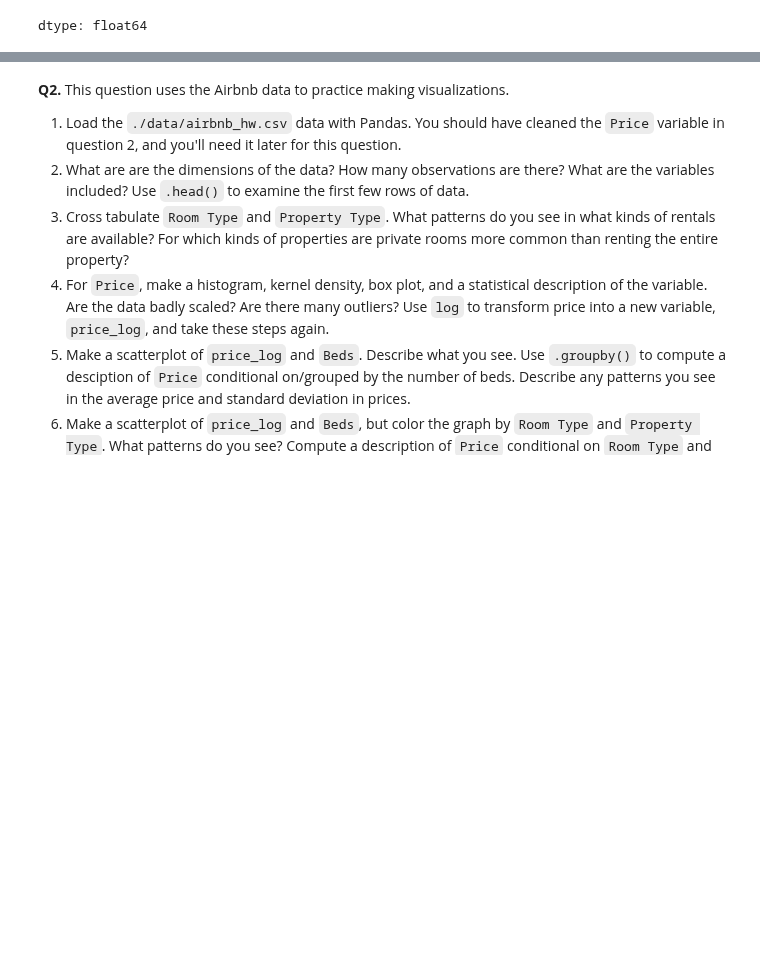
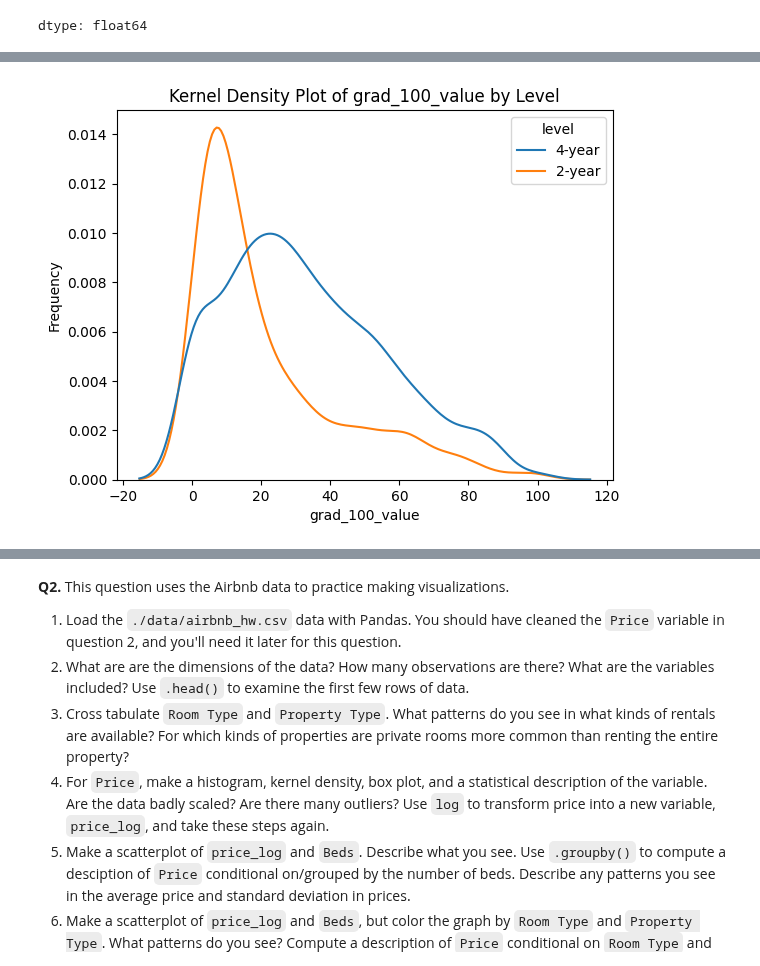
Before and after one commit to natalieassaad/visualization, a Jupyter notebook: assignment/assignment.ipynb, the cells around one changed output, grey strips where cells are left out. Saved outputs shown, nothing was run; the diff lists cells and outputs as text; code cells hidden in the pictures; blank space fills up the shorter version.

```diff
--- a/assignment/assignment.ipynb
+++ b/assignment/assignment.ipynb
@@ -98,0 +110,10 @@ dtype: float64
+# %%
+sns.kdeplot(data=df, x='grad_100_value', hue='level')
+plt.xlabel('grad_100_value')
+plt.ylabel('Frequency')
+plt.title('Kernel Density Plot of grad_100_value by Level')
+plt.show()
+
+# ANALYSIS: 2 year programs have a lower grad_100_value compared to 4-year programs.
+# %% [output]
+[figure, added]
```
Also changed, not shown: parts of 5 cells of this notebook.
